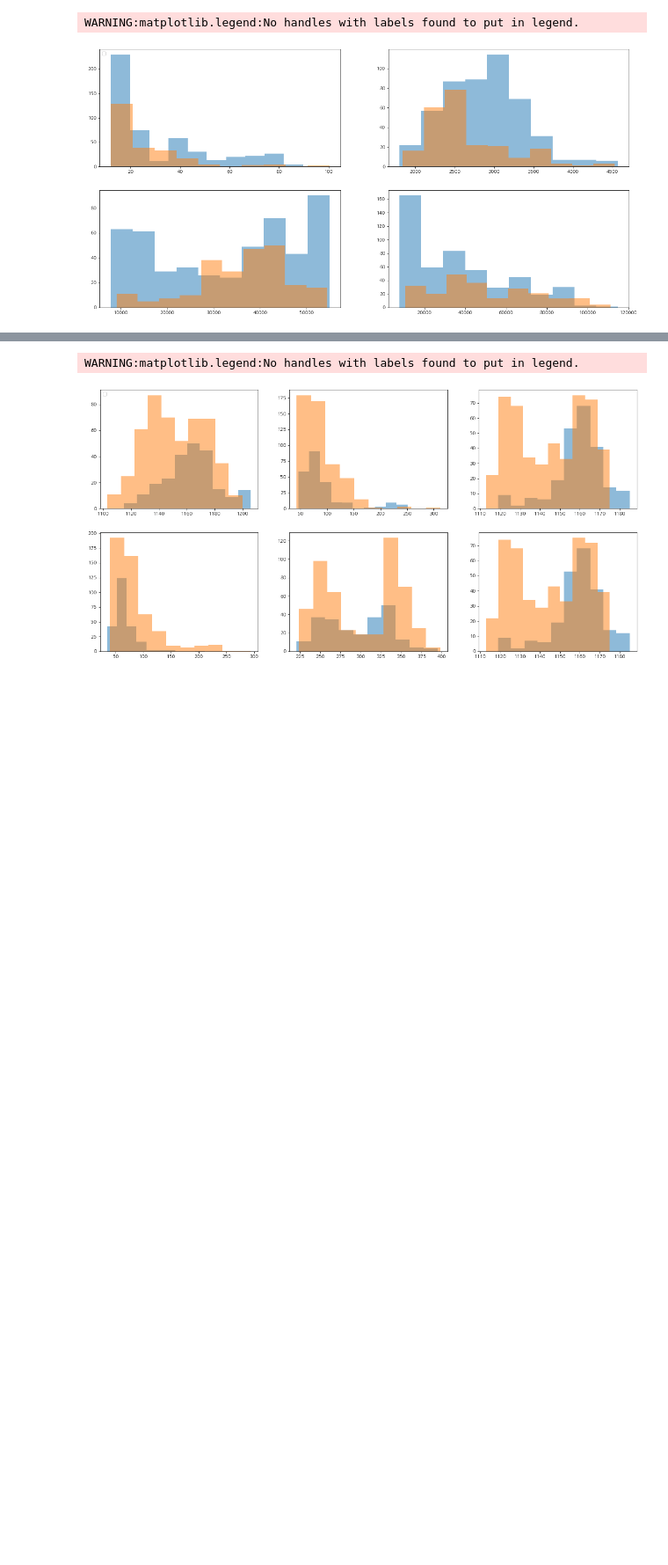
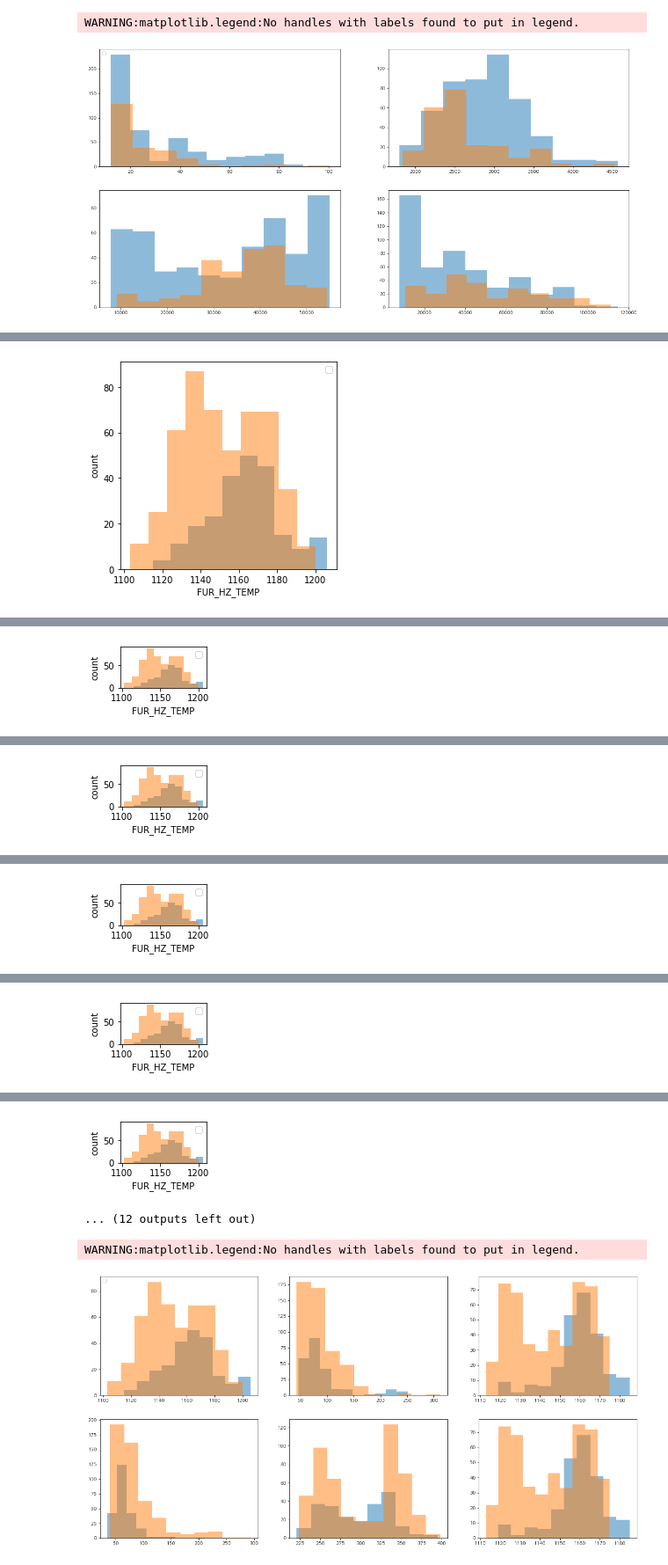
Before and after one commit to mjiii25/posco-academy, a Jupyter notebook: Big-Data/Assignment-2/vitalfew-graph.ipynb, the cells around one changed output, grey strips where cells are left out. Shown at 88% size. Saved outputs shown, nothing was run; the diff lists cells and outputs as text; code cells hidden in the pictures; blank space fills up the shorter version.

```diff
--- a/Big-Data/Assignment-2/vitalfew-graph.ipynb
+++ b/Big-Data/Assignment-2/vitalfew-graph.ipynb
@@ -220,0 +234,11 @@ WARNING:matplotlib.legend:No handles with labels found to put in legend.
+# %%
+fig = plt.figure(figsize = (15, 20))
+
+for i in range(1,13) :
+    plt.subplot(4,3,i)
+    plt.hist(df_raw[df_raw['SCALE'] == '불량']['FUR_HZ_TEMP'], alpha=0.5)
+    plt.hist(df_raw[df_raw['SCALE'] == '양품']['FUR_HZ_TEMP'], alpha=0.5)
+    plt.xlabel('FUR_HZ_TEMP'); plt.ylabel('count')
+    plt.legend()
+    plt.show()
+# %% [output]
@@ -220,0 +246 @@ WARNING:matplotlib.legend:No handles with labels found to put in legend.
+[figure, added]
@@ -220,0 +248 @@ WARNING:matplotlib.legend:No handles with labels found to put in legend.
+[figure, added]
@@ -220,0 +250 @@ WARNING:matplotlib.legend:No handles with labels found to put in legend.
+[figure, added]
@@ -220,0 +252 @@ WARNING:matplotlib.legend:No handles with labels found to put in legend.
+[figure, added]
@@ -220,0 +254 @@ WARNING:matplotlib.legend:No handles with labels found to put in legend.
+[figure, added]
@@ -221,3 +256,5 @@ WARNING:matplotlib.legend:No handles with labels found to put in legend.
+[figure, added]
+... (12 outputs left out)
 # %%
 # FUR_HZ_TEMP, FUR_HZ_TIME, FUR_SZ_TEMP, FUR_SZ_TIME, FUR_TIME, FUREXTEMP
 # 가열로 가열대 소재온도, 가열로 가열대 재로시간, 가열로 균열대 소재온도, 가열로 균열대 재로시간, 가열로 재로시간, 가열로 추출온도(계산치)
```
Also changed, not shown: parts of 7 cells of this notebook.
